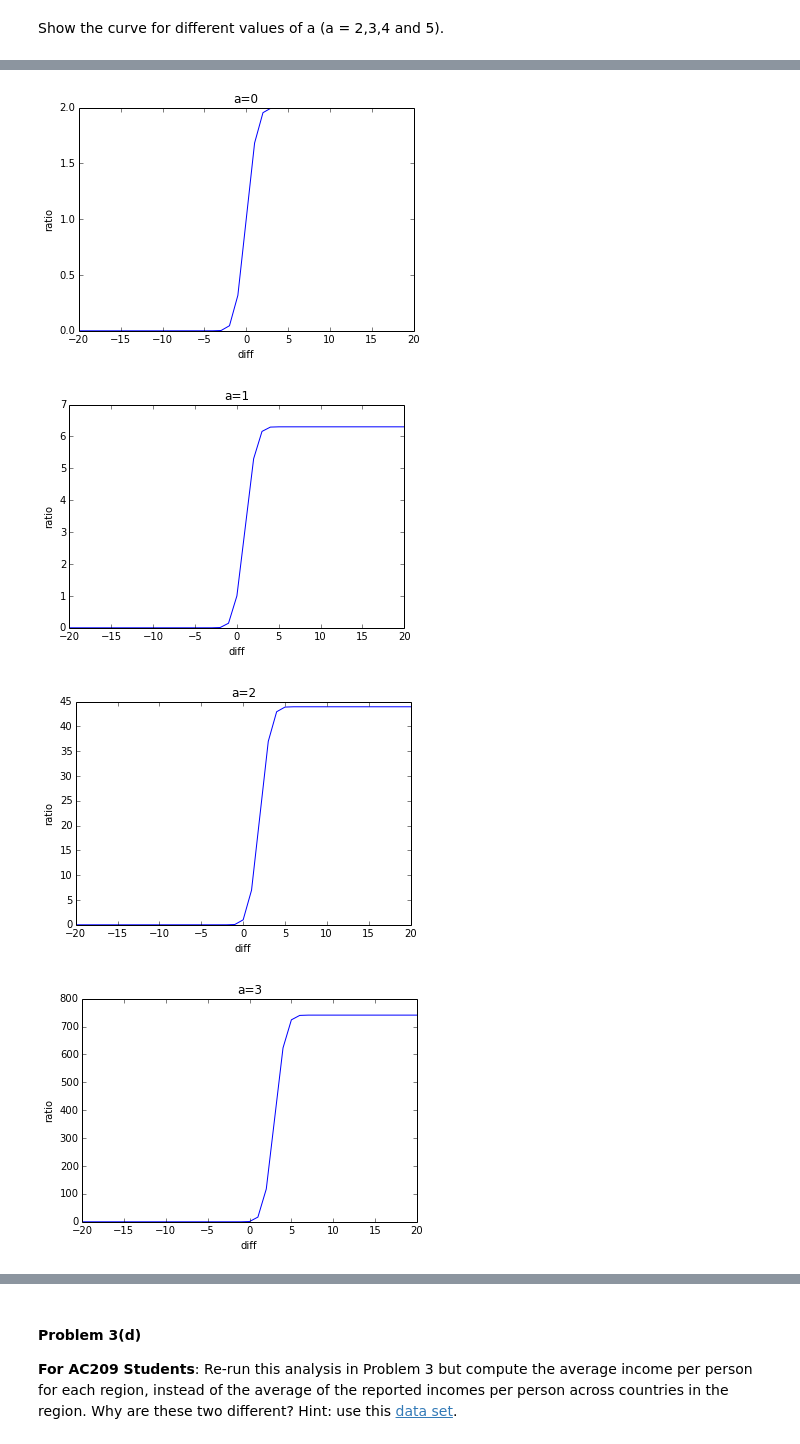
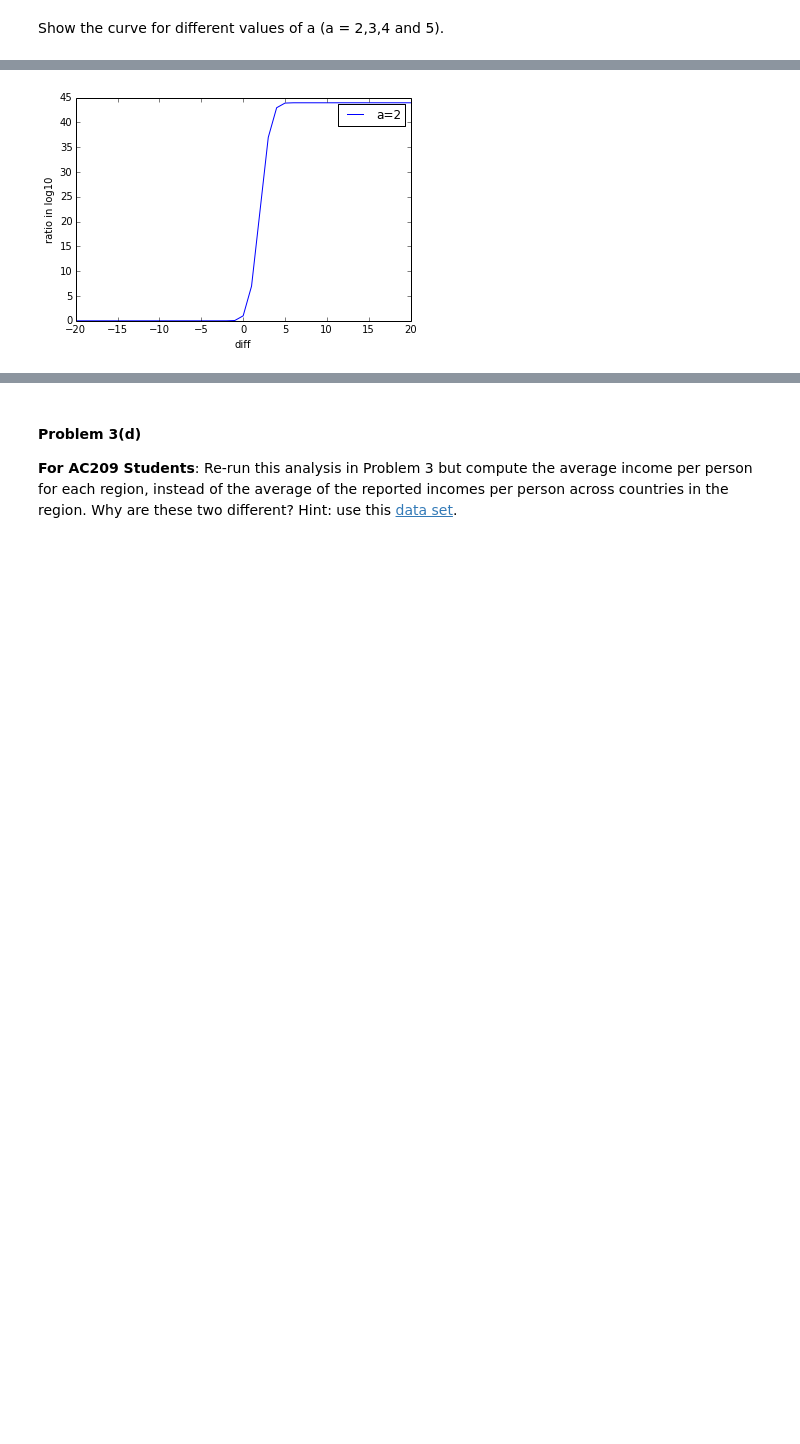
Before and after one commit to GeneralHummel/CSozn, a Jupyter notebook: HW1.ipynb, the cells around one changed output, grey strips where cells are left out. Drawn from its saved outputs; the diff is of its cells as text; code cells hidden in the pictures; blank space fills up the shorter version.

```diff
--- a/HW1.ipynb
+++ b/HW1.ipynb
@@ -233,12 +216,13 @@ Using the [data available on Gapminder](http://www.gapminder.org/data/), load in
 **Hint**: Consider using the pandas function `pandas.read_excel()` to read in the .xlsx file directly.
 # %%
 #your code here
-
-import urllib2
 
 income_url = 'http://spreadsheets.google.com/pub?key=phAwcNAVuyj1jiMAkmq1iMg&output=xls'
 xld = urllib2.urlopen(income_url).read()
 xlds = StringIO.StringIO(xld)
-income = pd.read_excel(xlds, sheetname=0)
+income = pd.read_excel(xlds, sheetname=0, index_col=0)
+income.index.names = ['Country']
 income.head()
+
+#income.to_csv('testIncome.csv', encoding='utf-8')
 # %% [output]
@@ -361,0 +368,11 @@ for i in range(2000, 2013):
+# %%
+dfAll = mergeByYear(1990).groupby('Region').median()
+dfAll.columns = [1990]
+for i in xrange(1991, 2013):
+    df = mergeByYear(i).groupby('Region').median()
+    df.columns = [i]
+    dfAll = dfAll.join(df)
+
+#print dfAll.head()
+
+dfAll.transpose().plot(kind='bar', stacked=True,legend=True, figsize=(20,10))
@@ -423,35 +526,20 @@ Show the curve for different values of a (a = 2,3,4 and 5).
 # %%
 #your code here
-
-from scipy.interpolate import spline
-import matplotlib.pyplot as plt
-
-a = range(0,6)
+a = range(2,3)
 
 for i in a:
     xvals = []
     yvals = []
     for x in range(-20, 21):
         xvals.append(x)
         y = ratioNormals(x, i)
         yvals.append(y)
-    plt.plot(xvals,yvals)
+    plt.plot(xvals,yvals, label="a={0}".format(i))
+    #plt.ylim(ymin=0, ymax = 7.0)
     plt.xlabel("diff")
-    plt.ylabel("ratio")
-    plt.title("a={0}".format(i))
-    plt.show()
+    plt.ylabel("ratio in log10")
+    plt.legend()
 
-#x = np.array(x)
-#y = np.array(y)
-
-#x_smooth = np.linspace(x.min(), x.max(), 300)
-#y_smooth = spline(x,y,x_smooth)
-
-#plt.plot(x,y, 'ro')
-#plt.plot(x_smooth, y_smooth)
-#plt.show()
+plt.show()
 # %% [output]
-[figure, old version]
+[figure, new version]
-[figure, removed]
-[figure, removed]
-[figure, removed]
```
Also changed, not shown: parts of 34 cells of this notebook.
